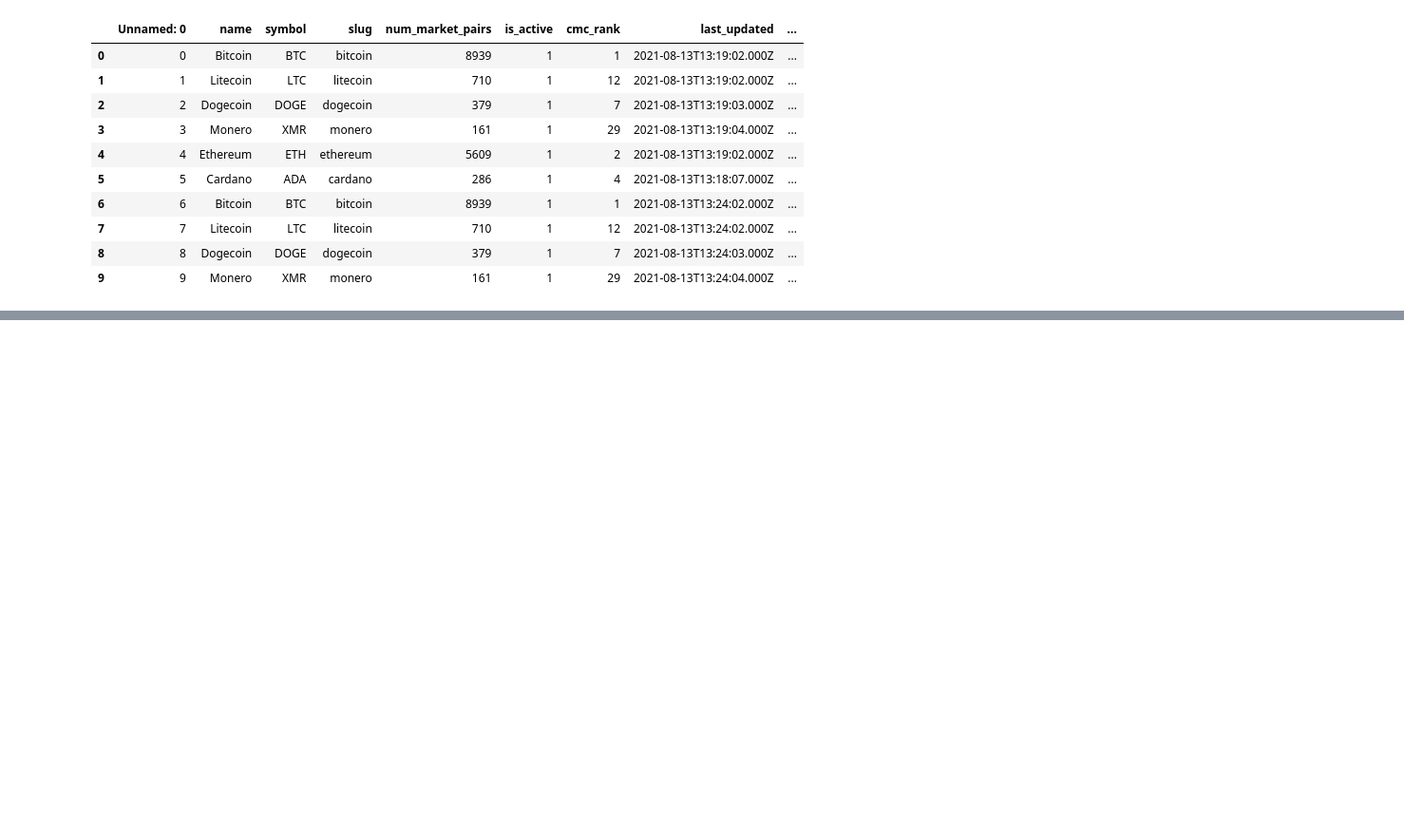
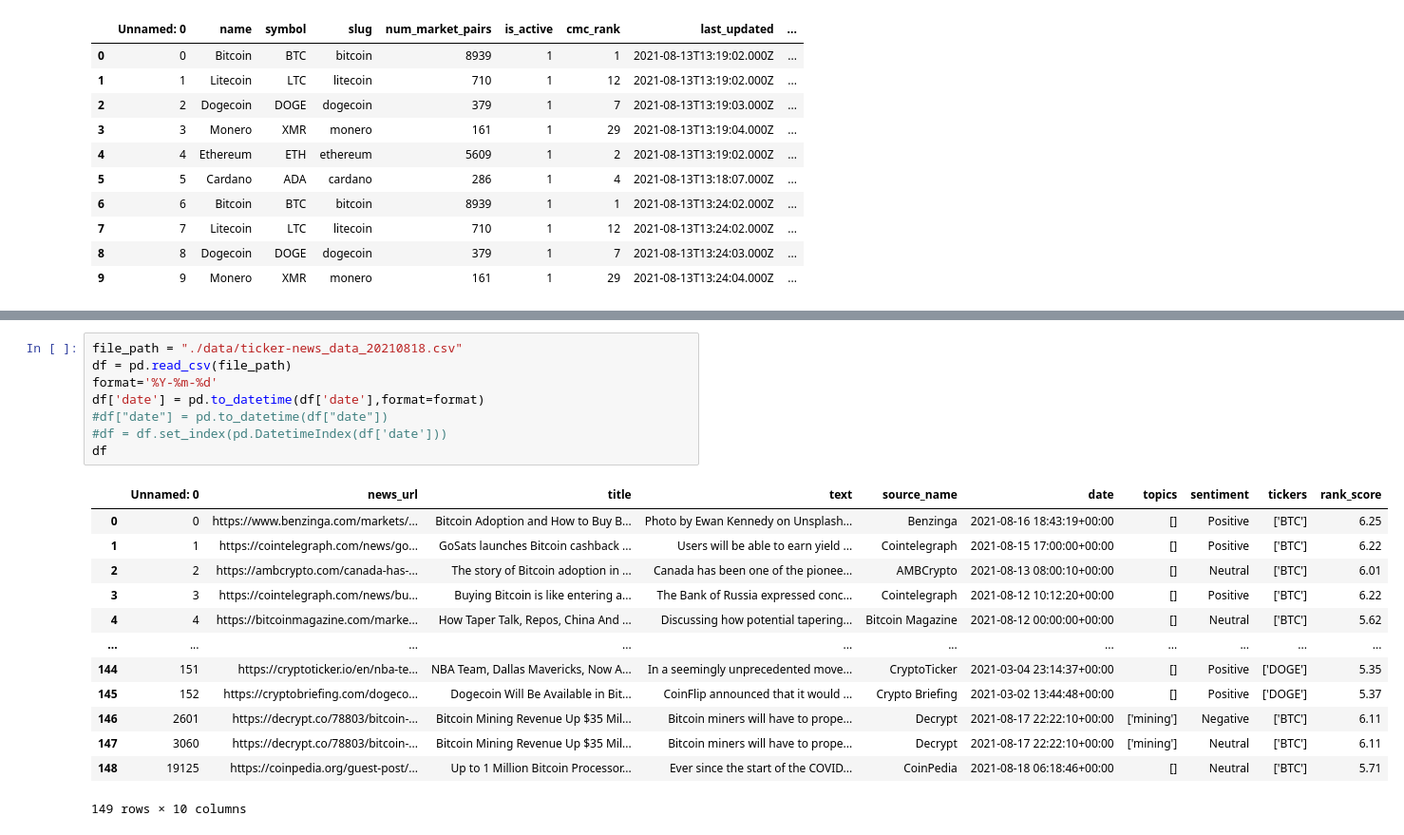
Before and after one commit to jasonjgarcia24/global-crypto-behavior-1, a Jupyter notebook: Visualizations.ipynb, the cells around one changed output, grey strips where cells are left out. Shown at 95% size. Saved outputs shown, nothing was run; the diff lists cells and outputs as text; blank space fills up the shorter version.

```diff
--- a/Visualizations.ipynb
+++ b/Visualizations.ipynb
@@ -71,3 +76,25 @@ df.head(100).hvplot.line(
 )
 # %% [output]
 [interactive output not drawn]
+# %%
+file_path = "./data/ticker-news_data_20210818.csv"
+df = pd.read_csv(file_path)
+format='%Y-%m-%d'
+df['date'] = pd.to_datetime(df['date'],format=format)
+#df["date"] = pd.to_datetime(df["date"])
+#df = df.set_index(pd.DatetimeIndex(df['date']))
+df
+# %% [output]
+|  | Unnamed: 0 | news_url | title | text | source_name | date | topics | sentiment | tickers | rank_score |
+| 0 | 0 | https://www.benzinga.com/markets/... | Bitcoin Adoption and How to Buy B... | Photo by Ewan Kennedy on Unsplash... | Benzinga | 2021-08-16 18:43:19+00:00 | [] | Positive | ['BTC'] | 6.25 |
+| 1 | 1 | https://cointelegraph.com/news/go... | GoSats launches Bitcoin cashback ... | Users will be able to earn yield ... | Cointelegraph | 2021-08-15 17:00:00+00:00 | [] | Positive | ['BTC'] | 6.22 |
+| 2 | 2 | https://ambcrypto.com/canada-has-... | The story of Bitcoin adoption in ... | Canada has been one of the pionee... | AMBCrypto | 2021-08-13 08:00:10+00:00 | [] | Neutral | ['BTC'] | 6.01 |
+| 3 | 3 | https://cointelegraph.com/news/bu... | Buying Bitcoin is like entering a... | The Bank of Russia expressed conc... | Cointelegraph | 2021-08-12 10:12:20+00:00 | [] | Positive | ['BTC'] | 6.22 |
+| 4 | 4 | https://bitcoinmagazine.com/marke... | How Taper Talk, Repos, China And ... | Discussing how potential tapering... | Bitcoin Magazine | 2021-08-12 00:00:00+00:00 | [] | Neutral | ['BTC'] | 5.62 |
+| ... | ... | ... | ... | ... | ... | ... | ... | ... | ... | ... |
+| 144 | 151 | https://cryptoticker.io/en/nba-te... | NBA Team, Dallas Mavericks, Now A... | In a seemingly unprecedented move... | CryptoTicker | 2021-03-04 23:14:37+00:00 | [] | Positive | ['DOGE'] | 5.35 |
+| 145 | 152 | https://cryptobriefing.com/dogeco... | Dogecoin Will Be Available in Bit... | CoinFlip announced that it would ... | Crypto Briefing | 2021-03-02 13:44:48+00:00 | [] | Positive | ['DOGE'] | 5.37 |
+| 146 | 2601 | https://decrypt.co/78803/bitcoin-... | Bitcoin Mining Revenue Up $35 Mil... | Bitcoin miners will have to prope... | Decrypt | 2021-08-17 22:22:10+00:00 | ['mining'] | Negative | ['BTC'] | 6.11 |
+| 147 | 3060 | https://decrypt.co/78803/bitcoin-... | Bitcoin Mining Revenue Up $35 Mil... | Bitcoin miners will have to prope... | Decrypt | 2021-08-17 22:22:10+00:00 | ['mining'] | Neutral | ['BTC'] | 6.11 |
+| 148 | 19125 | https://coinpedia.org/guest-post/... | Up to 1 Million Bitcoin Processor... | Ever since the start of the COVID... | CoinPedia | 2021-08-18 06:18:46+00:00 | [] | Neutral | ['BTC'] | 5.71 |
+149 rows × 10 columns
```
Also changed, not shown: parts of 7 cells of this notebook, 1 other file.
